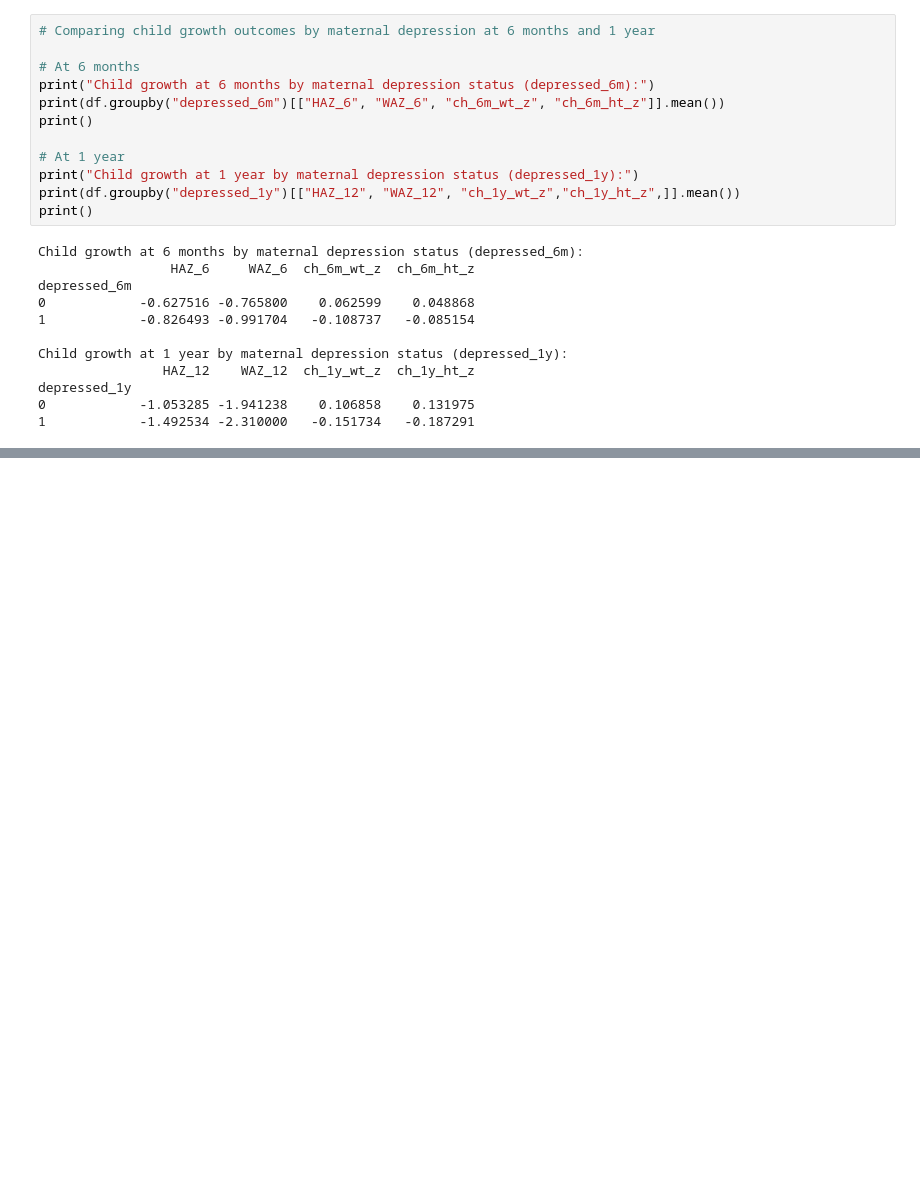
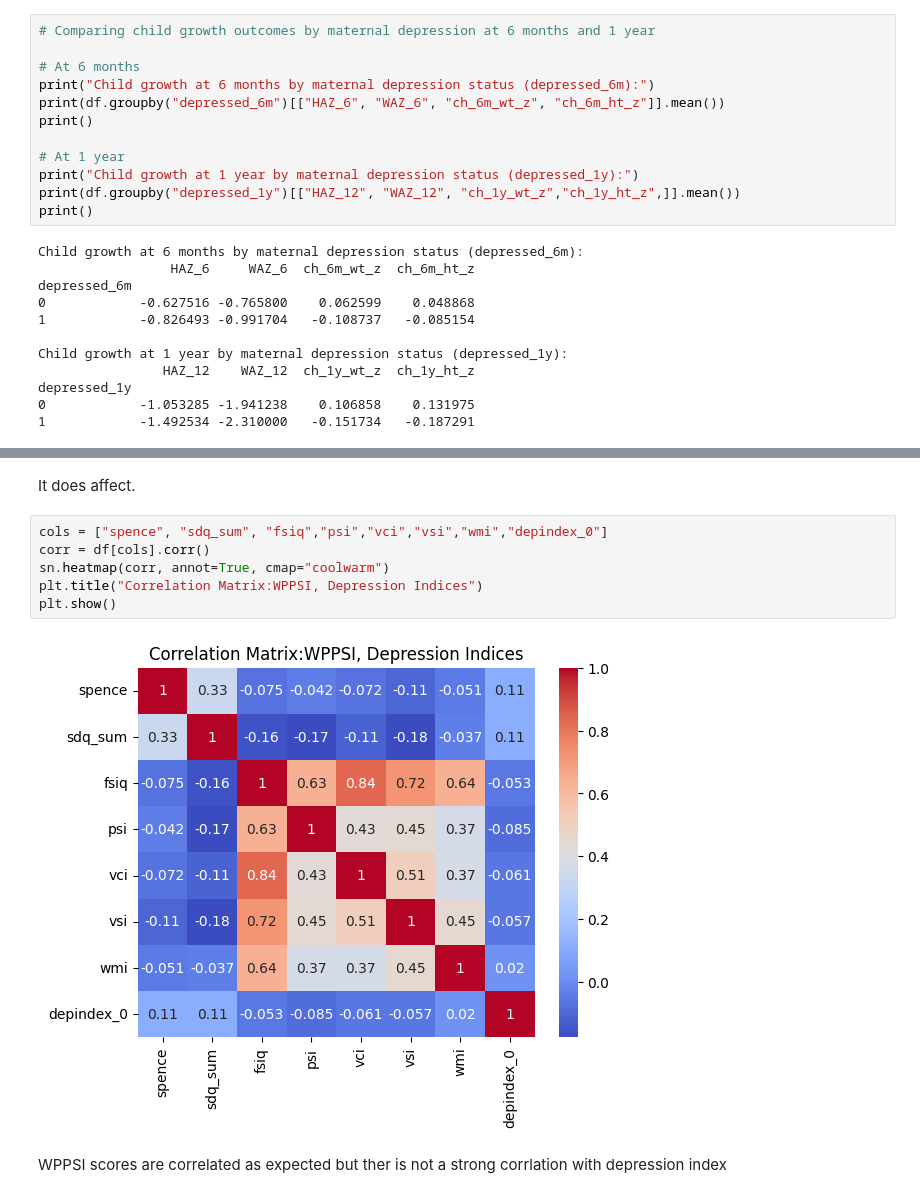
Before and after one commit to Human-Gechi/SCA-ML-AI-CHALLENGE, a Jupyter notebook: Code.ipynb, the cells around one changed output, grey strips where cells are left out. Cells and saved outputs as stored; diff of their text form; blank space fills up the shorter version.

```diff
--- a/Code.ipynb
+++ b/Code.ipynb
@@ -1160,0 +1176,12 @@ depressed_1y
+# %% [markdown]
+It does affect.
+# %%
+cols = ["spence", "sdq_sum", "fsiq","psi","vci","vsi","wmi","depindex_0"]
+corr = df[cols].corr()
+sn.heatmap(corr, annot=True, cmap="coolwarm")
+plt.title("Correlation Matrix:WPPSI, Depression Indices")
+plt.show()
+# %% [output]
+[figure, added]
+# %% [markdown]
+WPPSI scores are correlated as expected but ther is not a strong corrlation with depression index
```
Also changed, not shown: parts of 2 cells of this notebook.
